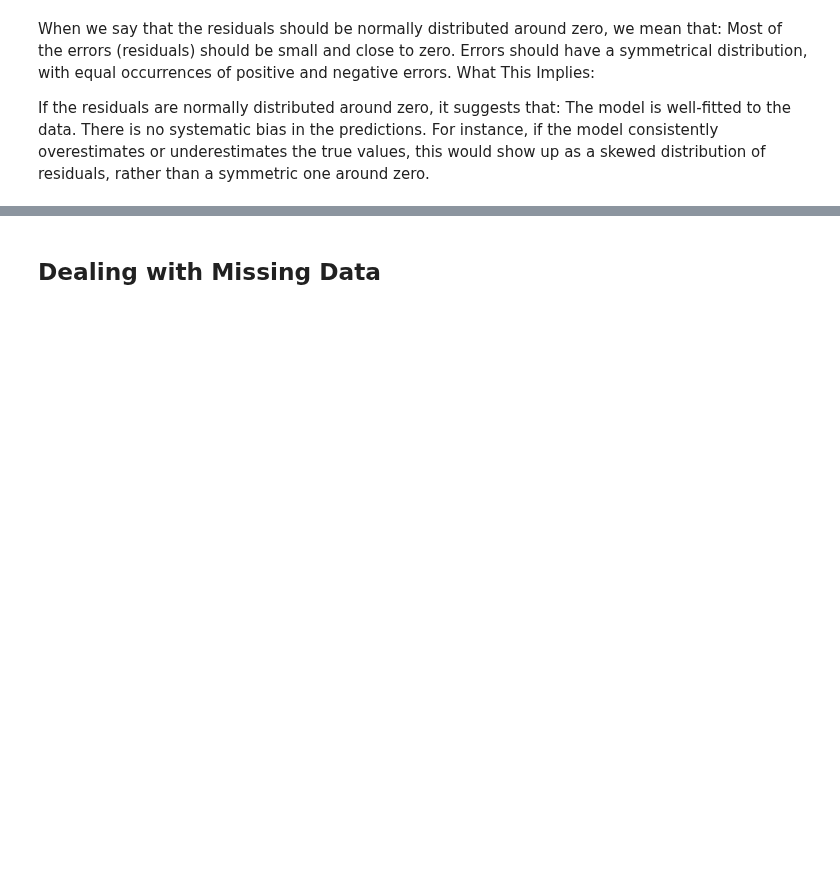
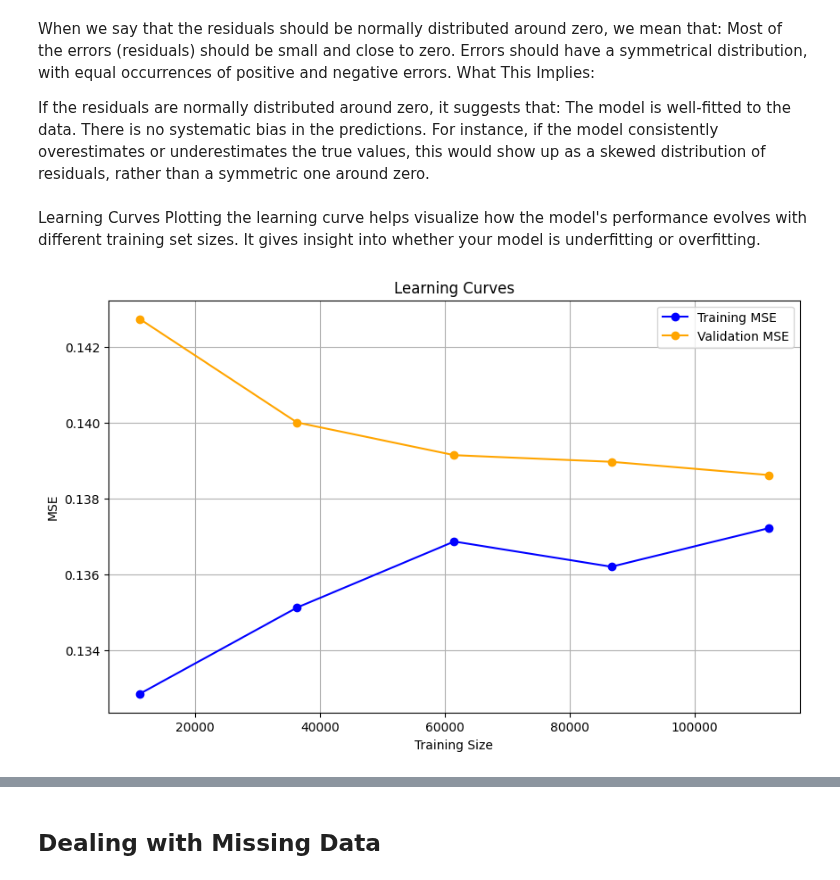
Before and after one commit to markmilner21/Assessment-1-Supervised-Prediction, a Jupyter notebook: Mark Milner/Ongoing Research.ipynb, the cells around one changed output, grey strips where cells are left out. Saved outputs shown, nothing was run; the diff lists cells and outputs as text; code cells hidden in the pictures; blank space fills up the shorter version.

```diff
--- a/Mark Milner/Ongoing Research.ipynb
+++ b/Mark Milner/Ongoing Research.ipynb
@@ -1070,12 +1070,12 @@ test_data_string_cols_rem = test_data.iloc[:, 4:]
 
 # we also need to remove the test_units column
 train_data_tests_units_removed = train_data_string_cols_rem.drop(columns=['tests_units'])
-train_data_tests_units_removed = train_data_string_cols_rem[['reproduction_rate','Stringency Index','CH Index', 'Gov Resp Index', 'Econ Sup Index','days_since']].dropna()
+train_data_tests_units_removed = train_data_string_cols_rem[['total_deaths','Stringency Index','CH Index', 'Gov Resp Index', 'Econ Sup Index','days_since']].dropna()
 
 #test_data_tests_units_removed = test_data_string_cols_rem.drop(columns=['tests_units'])
 
 X_train = train_data_tests_units_removed[['Stringency Index','CH Index', 'Gov Resp Index', 'Econ Sup Index', 'days_since']]
-y_train = train_data_tests_units_removed['reproduction_rate']
+y_train = train_data_tests_units_removed['total_deaths']
 
 print()
 print(X_train.shape)
@@ -1085,12 +1085,12 @@ print(len(y_train))
 
 # we also need to remove the test_units column
 test_data_tests_units_removed = test_data_string_cols_rem.drop(columns=['tests_units'])
-test_data_tests_units_removed = test_data_string_cols_rem[['reproduction_rate','Stringency Index','CH Index', 'Gov Resp Index', 'Econ Sup Index','days_since']].dropna()
+test_data_tests_units_removed = test_data_string_cols_rem[['total_deaths','Stringency Index','CH Index', 'Gov Resp Index', 'Econ Sup Index','days_since']].dropna()
 
 #test_data_tests_units_removed = test_data_string_cols_rem.drop(columns=['tests_units'])
 
 X_test = test_data_tests_units_removed[['Stringency Index','CH Index', 'Gov Resp Index', 'Econ Sup Index', 'days_since']]
-y_test = test_data_tests_units_removed['reproduction_rate']
+y_test = test_data_tests_units_removed['total_deaths']
 
 print()
 print(X_test.shape)
@@ -1298,3 +1333,27 @@ What This Implies:
 If the residuals are normally distributed around zero, it suggests that:
 The model is well-fitted to the data.
 There is no systematic bias in the predictions. For instance, if the model consistently overestimates or underestimates the true values, this would show up as a skewed distribution of residuals, rather than a symmetric one around zero.
+# %% [markdown]
+Learning Curves
+Plotting the learning curve helps visualize how the model's performance evolves with different training set sizes. It gives insight into whether your model is underfitting or overfitting.
+# %%
+from sklearn.model_selection import learning_curve
+
+train_sizes, train_scores, test_scores = learning_curve(
+    LinearRegression(), X_train, y_train, cv=5, scoring='neg_mean_squared_error', train_sizes=np.linspace(0.1, 1.0, 5)
+)
+
+train_scores_mean = -np.mean(train_scores, axis=1)
+test_scores_mean = -np.mean(test_scores, axis=1)
+
+plt.figure(figsize=(10, 6))
+plt.plot(train_sizes, train_scores_mean, 'o-', color='blue', label='Training MSE')
+plt.plot(train_sizes, test_scores_mean, 'o-', color='orange', label='Validation MSE')
+plt.title('Learning Curves')
+plt.xlabel('Training Size')
+plt.ylabel('MSE')
+plt.legend(loc='best')
+plt.grid(True)
+plt.show()
+# %% [output]
+[figure, added]
```
Also changed, not shown: parts of 4 cells of this notebook.
